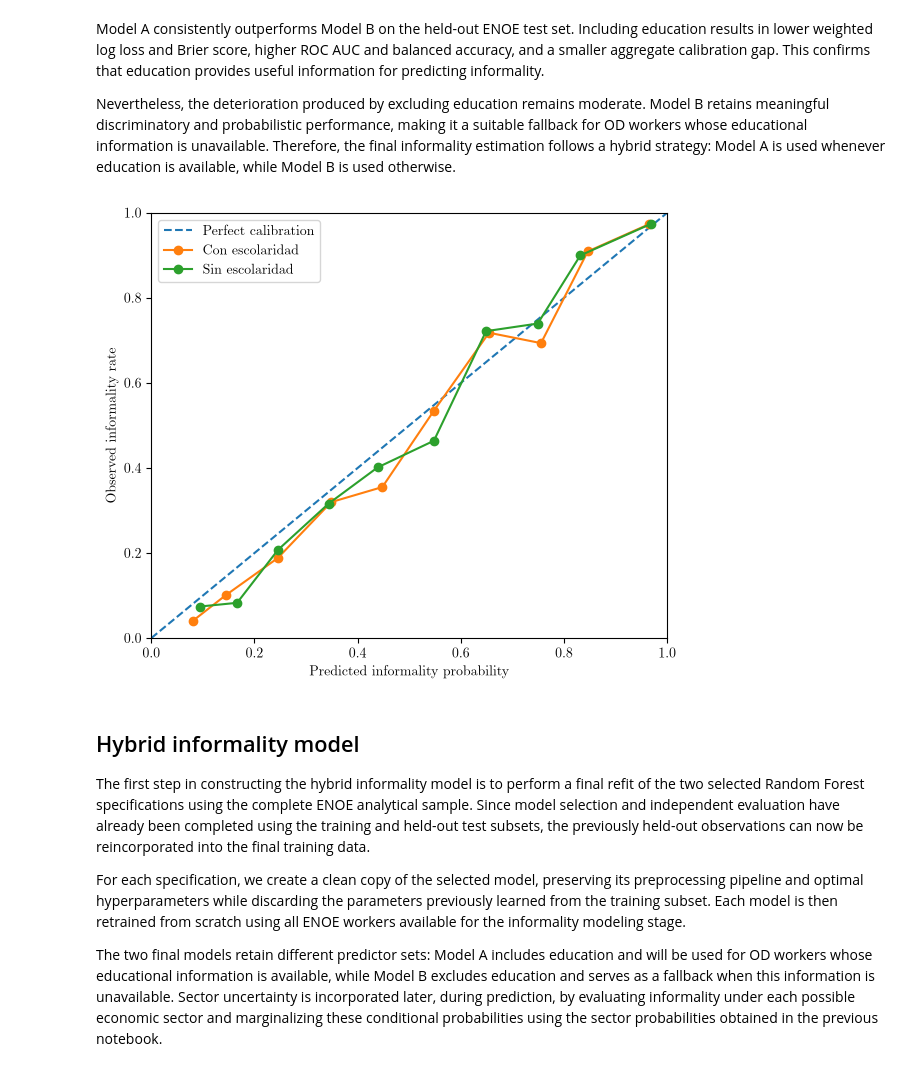
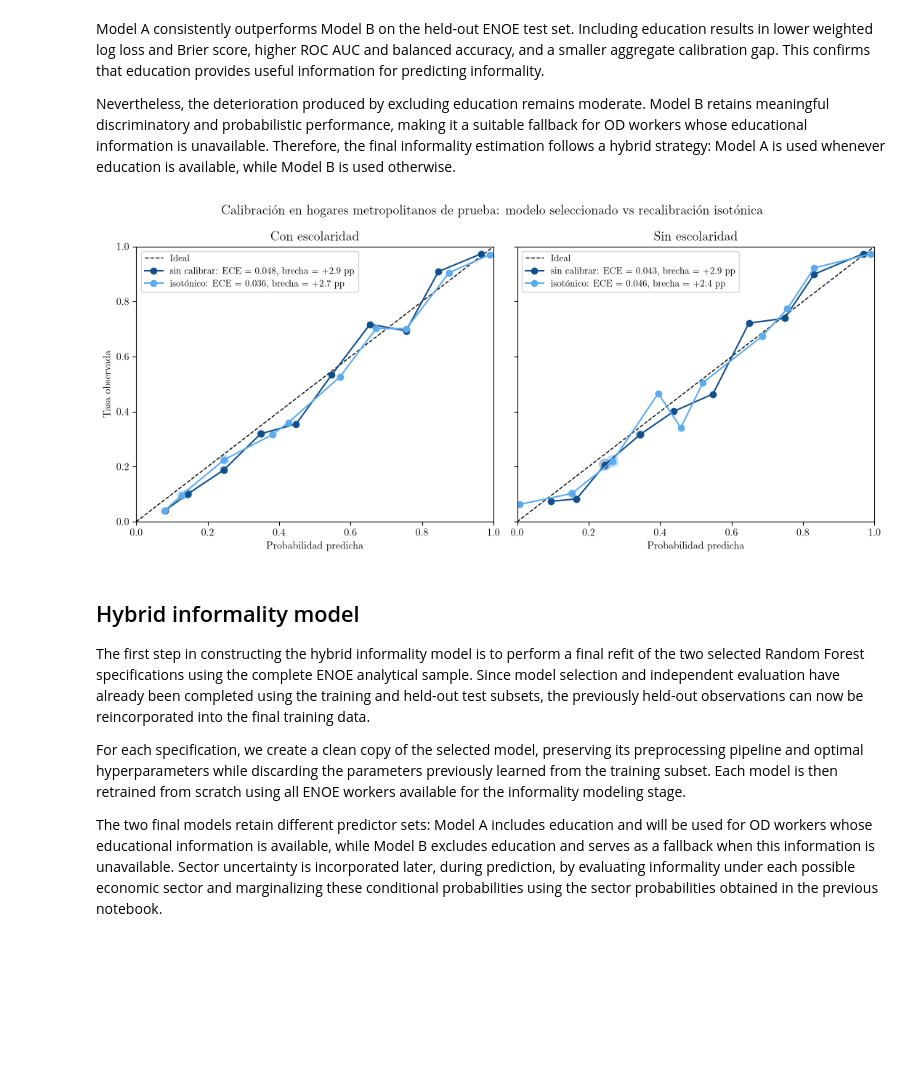
Before and after one commit to CentroFuturoCiudades/informal-jobs-model, a Jupyter notebook: notebooks/05_informality_model.ipynb, the cells around one changed output. Saved outputs shown, nothing was run; the diff lists cells and outputs as text; code cells hidden in the pictures; blank space fills up the shorter version.

```diff
--- a/notebooks/05_informality_model.ipynb
+++ b/notebooks/05_informality_model.ipynb
@@ -333,20 +349,28 @@ model_comparison.round(4)
 Model A consistently outperforms Model B on the held-out ENOE test set. Including education results in lower weighted log loss and Brier score, higher ROC AUC and balanced accuracy, and a smaller aggregate calibration gap. This confirms that education provides useful information for predicting informality.
 
 Nevertheless, the deterioration produced by excluding education remains moderate. Model B retains meaningful discriminatory and probabilistic performance, making it a suitable fallback for OD workers whose educational information is unavailable. Therefore, the final informality estimation follows a hybrid strategy: Model A is used whenever education is available, while Model B is used otherwise.
-# %%
-fig, ax = plt.subplots(figsize=(6, 5))
-ax.plot([0, 1], [0, 1], linestyle="--", label="Perfect calibration")
-ax.plot(with_education_calibration["predicted_probability"], with_education_calibration["observed_rate"], marker="o", label="Con escolaridad")
-ax.plot(without_education_calibration["predicted_probability"], without_education_calibration["observed_rate"], marker="o", label="Sin escolaridad")
-ax.set_xlabel("Predicted informality probability")
-ax.set_ylabel("Observed informality rate")
-ax.set_xlim(0, 1)
-ax.set_ylim(0, 1)
-ax.legend()
-plt.tight_layout()
-plt.show()
-# %% [output]
-[figure, removed]
+# %%
+fig, axes = plt.subplots(1, 2, figsize=(11, 5), sharey=True)
+colors = {"sin calibrar": (0.06, 0.31, 0.55), "isotónico": (0.36, 0.67, 0.93)}
+for ax, (title, tables, comparison) in zip(axes, (("Con escolaridad", with_education_comparison_tables, with_education_comparison), ("Sin escolaridad", without_education_comparison_tables, without_education_comparison))):
+    ax.plot([0, 1], [0, 1], linestyle="--", color="black", linewidth=1, label="Ideal")
+    for label, table in tables.items():
+        ax.plot(table["predicted_probability"], table["observed_rate"], marker="o", color=colors[label], label=f"{label}: ECE = {comparison.loc[label, 'ece']:.3f}, brecha = {comparison.loc[label, 'calibration_gap_pp']:+.1f} pp")
+        ax.scatter(table["predicted_probability"], table["observed_rate"], s=table["sample_workers"] / 3, color=colors[label], alpha=0.3)
+    ax.set_title(title, fontsize=13)
+    ax.set_xlabel("Probabilidad predicha")
+    ax.set_xlim(0, 1); ax.set_ylim(0, 1)
+    ax.legend(fontsize=9)
+axes[0].set_ylabel("Tasa observada")
+fig.suptitle("Calibración en hogares metropolitanos de prueba: modelo seleccionado vs recalibración isotónica", fontsize=13)
+plt.tight_layout()
+output_dir = ROOT / "outputs/figures"
+output_dir.mkdir(parents=True, exist_ok=True)
+fig.savefig(output_dir / "informality_calibration.pdf", bbox_inches="tight")
+fig.savefig(output_dir / "informality_calibration.png", dpi=600, bbox_inches="tight")
+plt.show()
+# %% [output]
+[figure, added]
 # %% [markdown]
 ## Hybrid informality model
 
```
Also changed, not shown: parts of 6 cells of this notebook, 17 other files.
